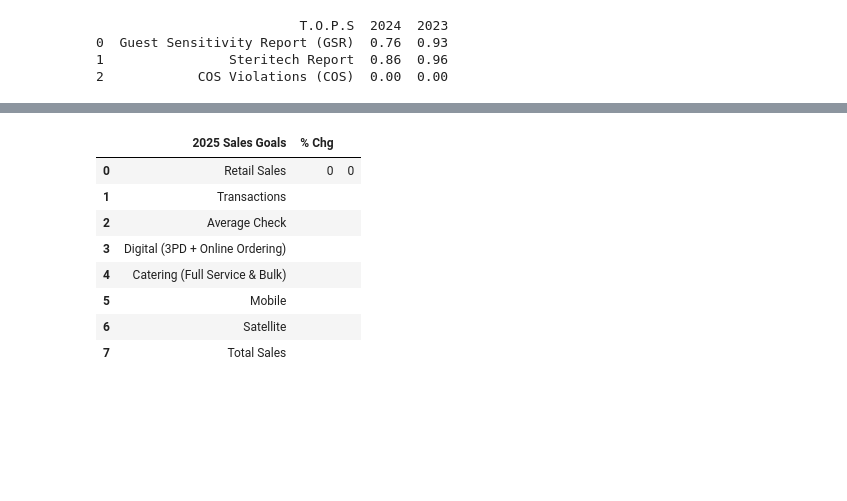
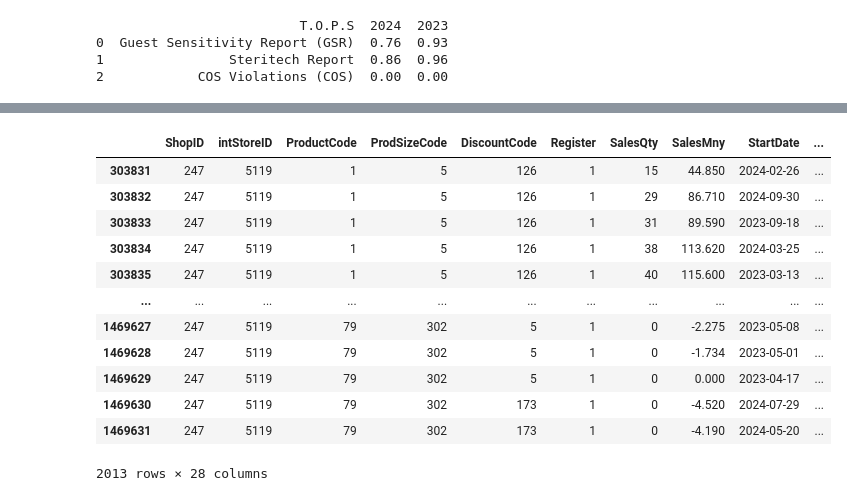
Before and after one commit to jh729670/Work, a Jupyter notebook: 2025 Business Plan Goals-Cierra-checkpoint.ipynb, the cells around one changed output, grey strips where cells are left out. Cells and saved outputs as stored; diff of their text form; code cells hidden in the pictures; blank space fills up the shorter version.

```diff
--- a/2025 Business Plan Goals-Cierra-checkpoint.ipynb
+++ b/2025 Business Plan Goals-Cierra-checkpoint.ipynb
@@ -38,6 +38,8 @@ data3=pd.read_sql_query('''Select intstoreid as intStoreID,RitasID as ShopID, FC
 CoOpName,Franchisee,[Parent Shop #] as ParentID,[Special Venue] as SV,StoreStatus,[Re Open Date] as ReOpenDate,OpenDate,StoreType from ritascoolnet_live.dbo.vShopDetail''',connection)
 # %%
 data4=pd.read_sql_query('''select intstoreid as intStoreID,StoreName from ritas_bi.dbo.shopSalesRankingWeekly''',connection)
+# %%
+data4.loc[data4.intStoreID==5581,'intStoreID']=5119
 # %%
 df['Year']=df.StartDate.dt.year
 df.loc[df.ShopID==31360,'ShopID']=1568
@@ -514,18 +373,6 @@ cy_sales_summary= pd.DataFrame({
 
     ' ':[0,'  ',' ',' ',' ',' ',' ',' ']
 })
-# %%
-cy_sales_summary
-# %% [output]
-|  | 2025 Sales Goals | % Chg |  |
-| 0 | Retail Sales | 0 | 0 |
-| 1 | Transactions |  |  |
-| 2 | Average Check |  |  |
-| 3 | Digital (3PD + Online Ordering) |  |  |
-| 4 | Catering (Full Service & Bulk) |  |  |
-| 5 | Mobile |  |  |
-| 6 | Satellite |  |  |
-| 7 | Total Sales |  |  |
 # %%
 # rent_summary= pd.DataFrame({
 
@@ -539,3 +386,19 @@ cy_sales_summary
 # rent_summary
 # %%
 df=df[df.LegacyShopStatus!='Terminated']
+# %%
+df[df.ShopID==247]
+# %% [output]
+|  | ShopID | intStoreID | ProductCode | ProdSizeCode | DiscountCode | Register | SalesQty | SalesMny | StartDate | ... |
+| 303831 | 247 | 5119 | 1 | 5 | 126 | 1 | 15 | 44.850 | 2024-02-26 | ... |
+| 303832 | 247 | 5119 | 1 | 5 | 126 | 1 | 29 | 86.710 | 2024-09-30 | ... |
+| 303833 | 247 | 5119 | 1 | 5 | 126 | 1 | 31 | 89.590 | 2023-09-18 | ... |
+| 303834 | 247 | 5119 | 1 | 5 | 126 | 1 | 38 | 113.620 | 2024-03-25 | ... |
+| 303835 | 247 | 5119 | 1 | 5 | 126 | 1 | 40 | 115.600 | 2023-03-13 | ... |
+| ... | ... | ... | ... | ... | ... | ... | ... | ... | ... | ... |
+| 1469627 | 247 | 5119 | 79 | 302 | 5 | 1 | 0 | -2.275 | 2023-05-08 | ... |
+| 1469628 | 247 | 5119 | 79 | 302 | 5 | 1 | 0 | -1.734 | 2023-05-01 | ... |
+| 1469629 | 247 | 5119 | 79 | 302 | 5 | 1 | 0 | 0.000 | 2023-04-17 | ... |
+| 1469630 | 247 | 5119 | 79 | 302 | 173 | 1 | 0 | -4.520 | 2024-07-29 | ... |
+| 1469631 | 247 | 5119 | 79 | 302 | 173 | 1 | 0 | -4.190 | 2024-05-20 | ... |
+2013 rows × 28 columns
```
Also changed, not shown: parts of 20 cells of this notebook, 1 other file.
